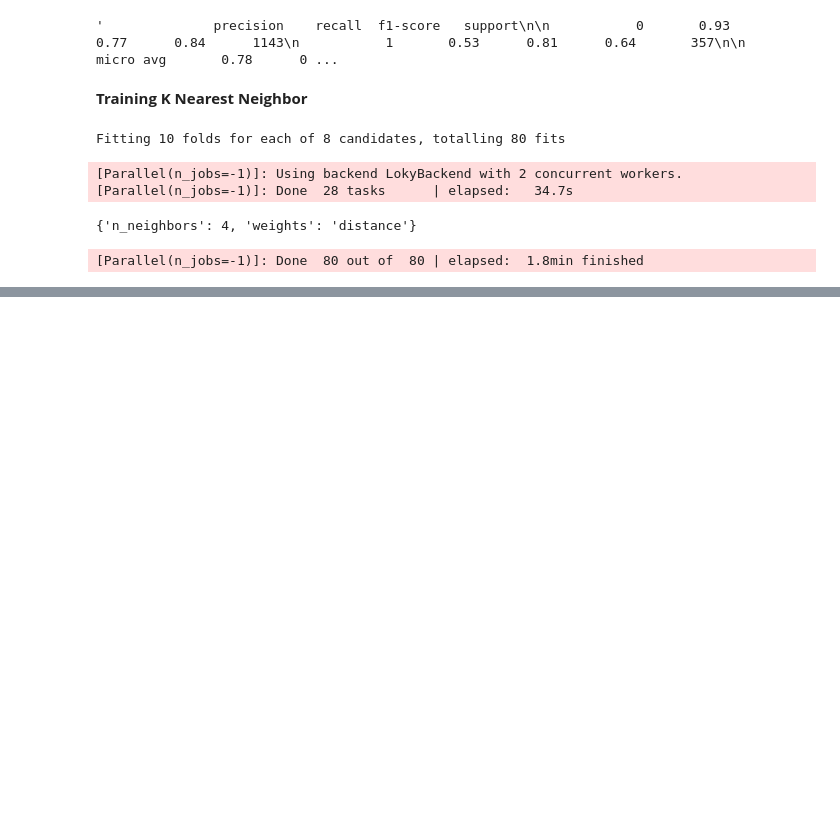
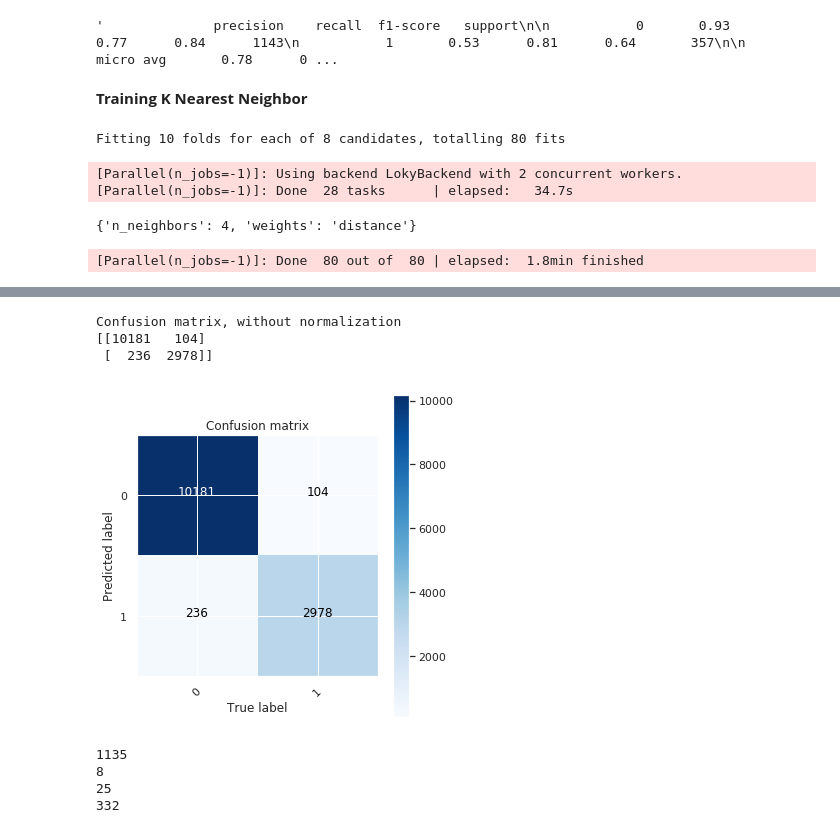
Before and after one commit to tkhan3/machinelearning, a Jupyter notebook: Attrition_Prediction.ipynb, the cells around one changed output, grey strips where cells are left out. Cells and saved outputs as stored; diff of their text form; code cells hidden in the pictures; blank space fills up the shorter version.

```diff
--- a/Attrition_Prediction.ipynb
+++ b/Attrition_Prediction.ipynb
@@ -521,0 +618,9 @@ classification_report(y_test,y_test_pred_knn)
+# %%
+cm  = confusion_matrix(y_train,y_train_pred_xgboost)
+# %%
+plot_confusion_matrix(cm,[0,1])
+# %% [output]
+Confusion matrix, without normalization
+[[10181   104]
+ [  236  2978]]
+[figure, added]
@@ -521,0 +629,12 @@ classification_report(y_test,y_test_pred_knn)
+# %%
+cm  = confusion_matrix(y_test,y_test_pred_xgboost)
+tn, fp, fn, tp = cm.ravel()
+print (tn)
+print (fp)
+print (fn)
+print (tp)
+# %% [output]
+1135
+8
+25
+332
```
Also changed, not shown: parts of 33 cells of this notebook.
